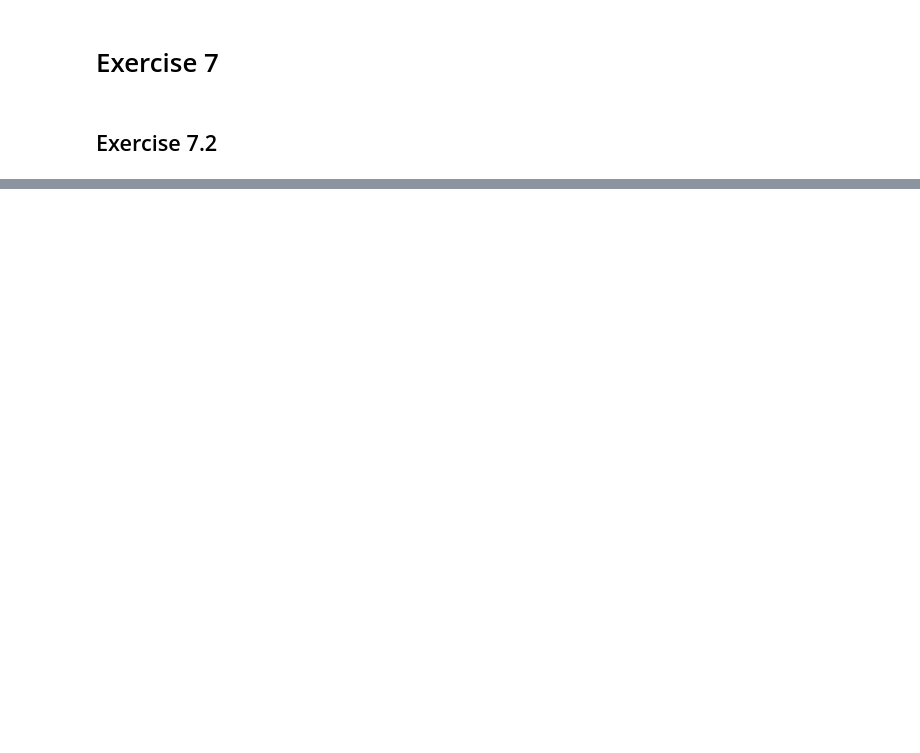
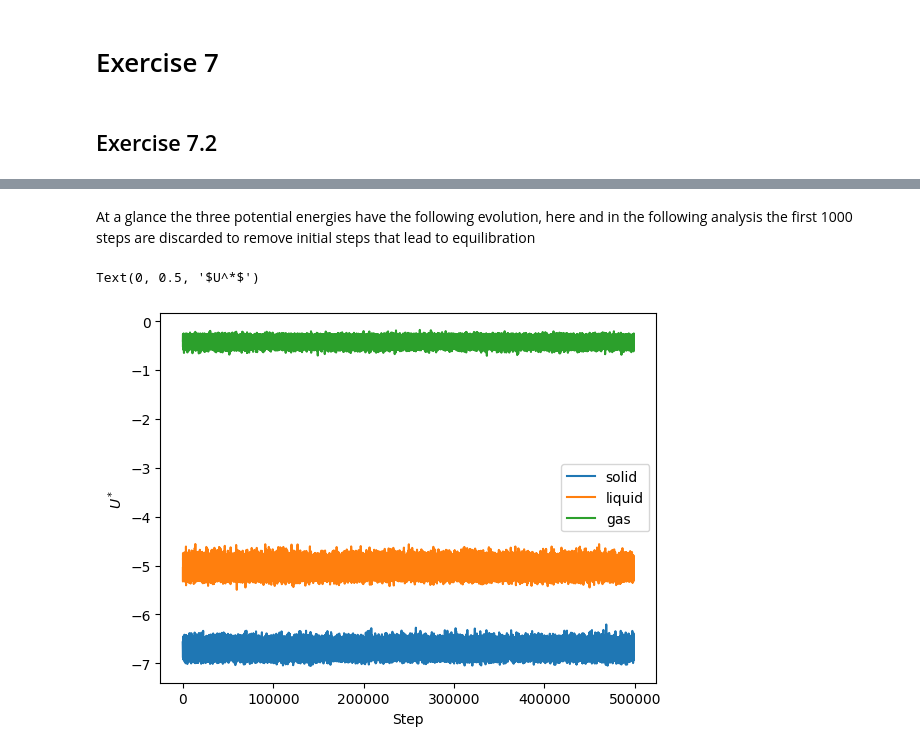
Before and after one commit to Giac97/Simulazione-Numerica, a Jupyter notebook: notebooks/Exercise 7/Exercise 07 - Analysis.ipynb, the cells around one changed output, grey strips where cells are left out. Drawn from its saved outputs; the diff is of its cells as text; code cells hidden in the pictures; blank space fills up the shorter version.

```diff
--- a/notebooks/Exercise 7/Exercise 07 - Analysis.ipynb
+++ b/notebooks/Exercise 7/Exercise 07 - Analysis.ipynb
@@ -7,0 +36,12 @@ import matplotlib.pyplot as plt
+# %% [markdown]
+At a glance the three potential energies have the following evolution, here and in the following analysis the first 1000 steps are discarded to remove initial steps that lead to equilibration
+# %%
+plt.plot(U_s[1000:], label = "solid")
+plt.plot(U_l[1000:], label = "liquid")
+plt.plot(U_g[1000:], label = "gas")
+plt.legend()
+plt.xlabel("Step")
+plt.ylabel(r"$U^*$")
+# %% [output]
+Text(0, 0.5, '$U^*$')
+[figure, added]
```
Also changed, not shown: parts of 28 cells of this notebook.
